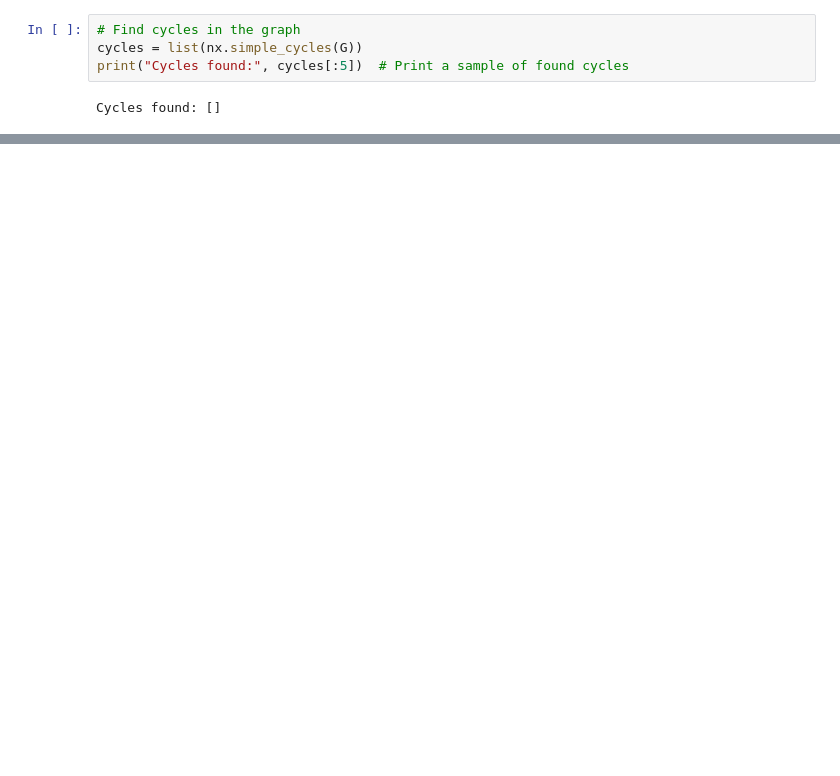
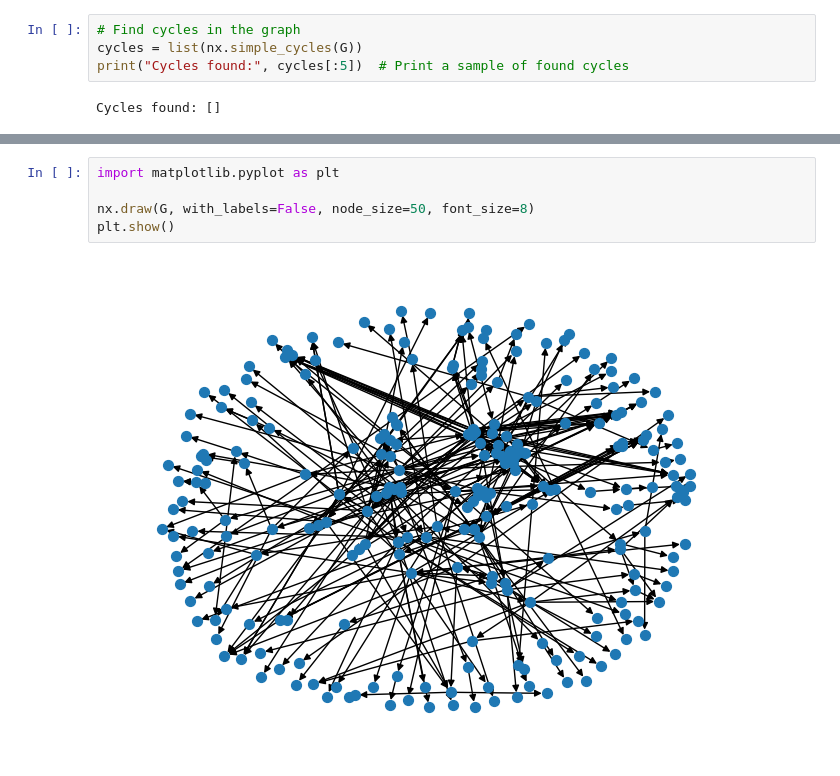
Before and after one commit to lucas-ebi/traceparser, a Jupyter notebook: vizanalyser.ipynb, the cells around one changed output, grey strips where cells are left out. Cells and saved outputs as stored; diff of their text form; blank space fills up the shorter version.

```diff
--- a/vizanalyser.ipynb
+++ b/vizanalyser.ipynb
@@ -354,0 +498,7 @@ Betweenness Centrality: {'name=process_files\nfile=wwpdb/apps/deposit/depui/uplo
+# %%
+import matplotlib.pyplot as plt
+
+nx.draw(G, with_labels=False, node_size=50, font_size=8)
+plt.show()
+# %% [output]
+[figure, added]
```
Also changed, not shown: parts of 9 cells of this notebook.
